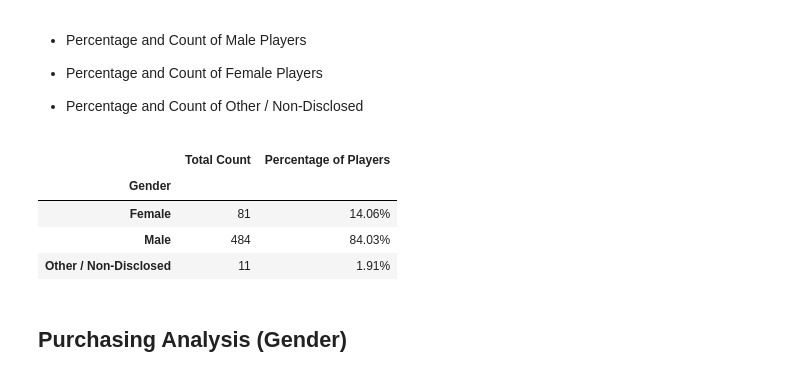
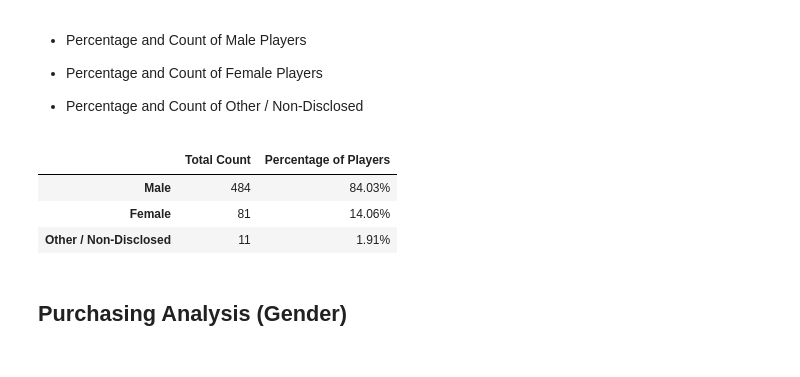
Before and after one commit to SanaRogers/pandas-challenge, a Jupyter notebook: HeroesOfPymoli_starter-Copy2.ipynb, the cells around one changed output. Drawn from its saved outputs; the diff is of its cells as text; code cells hidden in the pictures.

```diff
--- a/HeroesOfPymoli_starter-Copy2.ipynb
+++ b/HeroesOfPymoli_starter-Copy2.ipynb
@@ -75,22 +75,23 @@ pa_df
 # %%
 gender_df = pd_df[["SN", "Gender", "Age"]].drop_duplicates()
 gender_df
 
 # Group by for gender
 
 
-gender_group = gender_df.groupby("Gender").count()["SN"]
+# gender_group = gender_df.groupby("Gender").count()["SN"]
+gender_group = gender_df["Gender"].value_counts()
+
 perc_gender = gender_group/total_players
 
 renamed_gender = pd.DataFrame({"Total Count":gender_group, "Percentage of Players": perc_gender})
 
 renamed_gender["Percentage of Players"] = renamed_gender["Percentage of Players"].map("{:,.2%}".format)
 renamed_gender
 # %% [output]
 |  | Total Count | Percentage of Players |
-| Gender |  |  |
+| Male | 484 | 84.03% |
 | Female | 81 | 14.06% |
-| Male | 484 | 84.03% |
 | Other / Non-Disclosed | 11 | 1.91% |
 # %% [markdown]
 
```
Also changed, not shown: parts of 2 cells of this notebook.
